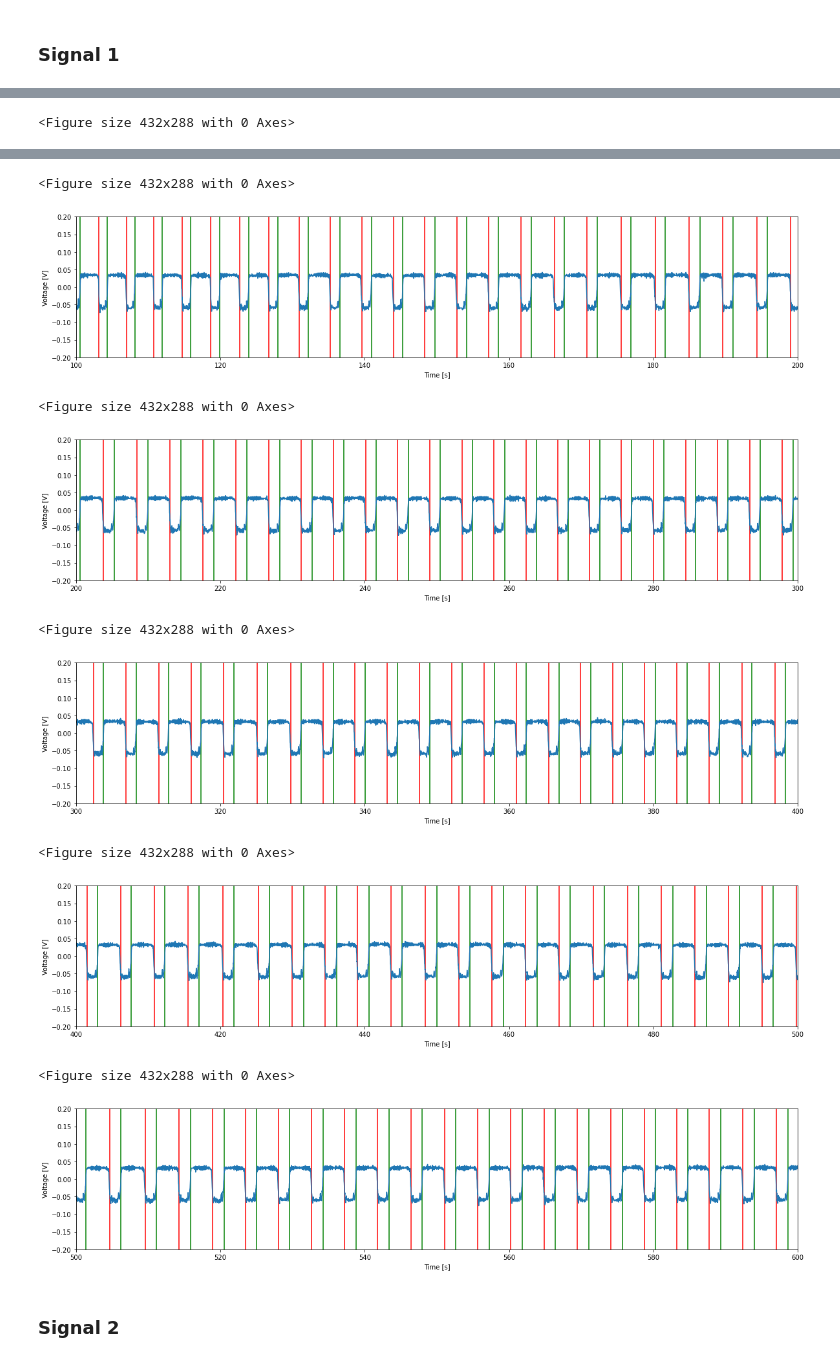
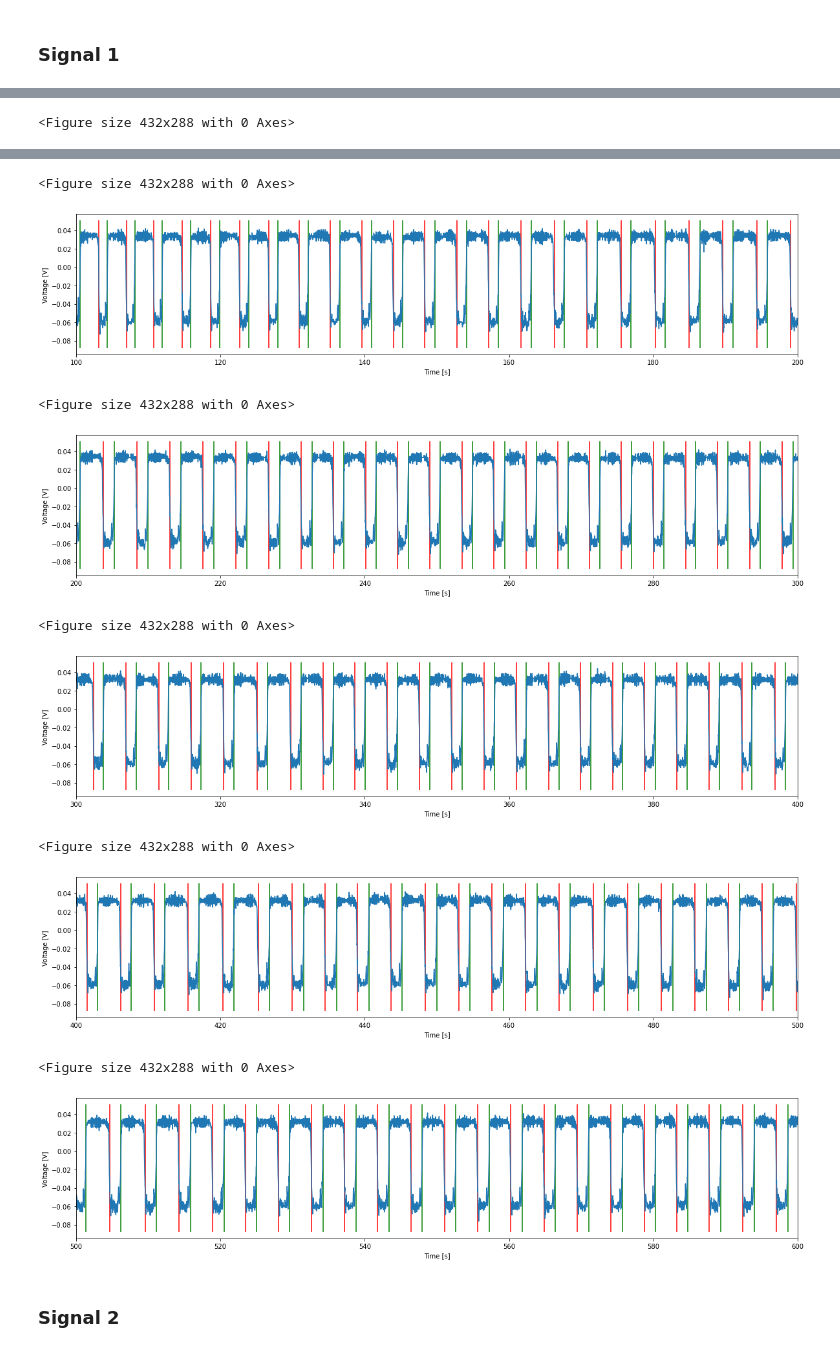
Before and after one commit to AlessandroLovo/T-junction, a Jupyter notebook: T-data/testing/Dropsinator_Rev2.1.ipynb, the cells around one changed output, grey strips where cells are left out. Saved outputs shown, nothing was run; the diff lists cells and outputs as text; code cells hidden in the pictures.

```diff
--- a/T-data/testing/Dropsinator_Rev2.1.ipynb
+++ b/T-data/testing/Dropsinator_Rev2.1.ipynb
@@ -259,7 +262,7 @@ thr_high =  0.05833418033544178         [V]
 ## Drops detection
 # %%
 #definisco una goccia da quando il segnale sale sopra la soglia alta a quando scende sotto la soglia bassa
-def drop_det(time, data, thr_low, thr_high, ymin, ymax, xrange):
+def drop_det(time, data, thr_low, thr_high, xrange):
 
     # Drops edges computing
     bool_high  = data > thr_high
@@ -294,18 +297,19 @@ def drop_det(time, data, thr_low, thr_high, ymin, ymax, xrange):
     for j in range(int (time[-1]/xrange)):
         plt.figure()
         plt.figure(figsize=(20,4))
+        plt.plot(time, data)
+        ymin,ymax=plt.ylim()
         for i in range(len(drop_end)):
 
             plt.vlines(drop_start[i], ymin, ymax, color='green')
             plt.vlines(drop_end[i], ymin, ymax, color='red')
 
-        plt.plot(time, data)
+
         plt.ylabel("Voltage [V]")
         plt.xlabel("Time [s]")
         plt.xlim(j*xrange,(j+1)*xrange)
-        plt.ylim(ymin, ymax)
         plt.show()
 
-    return drop_start, drop_end
+    return np.array(drop_start), np.array(drop_end)
 # %% [markdown]
 ### Signal 1
@@ -319,7 +316,7 @@ plt.xlim(0,100)
 # %%
-ymin         = -0.2           # plot y min. [V]
-ymax         = 0.2          # plot y max. [V]
 xrange       = 100          # single plot x range [s]
-drop_start_1, drop_end_1 = drop_det(t, sig1_high, thr_low_1, thr_high_1, ymin, ymax, xrange)
+drop_start_1, drop_end_1 = drop_det(t, sig1_high, thr_low_1, thr_high_1, xrange)
+global drop_start_1
+global drop_end_1
 # %% [output]
 <Figure size 432x288 with 0 Axes>
@@ -327,13 +324,13 @@ drop_start_1, drop_end_1 = drop_det(t, sig1_high, thr_low_1, thr_high_1, ymin, y
 <Figure size 432x288 with 0 Axes>
-[figure, old version]
+[figure, new version]
 <Figure size 432x288 with 0 Axes>
-[figure, old version]
+[figure, new version]
 <Figure size 432x288 with 0 Axes>
-[figure, old version]
+[figure, new version]
 <Figure size 432x288 with 0 Axes>
-[figure, old version]
+[figure, new version]
 <Figure size 432x288 with 0 Axes>
-[figure, old version]
+[figure, new version]
 # %% [markdown]
 ### Signal 2
 # %%
```
Also changed, not shown: parts of 42 cells of this notebook, 1 other file.
